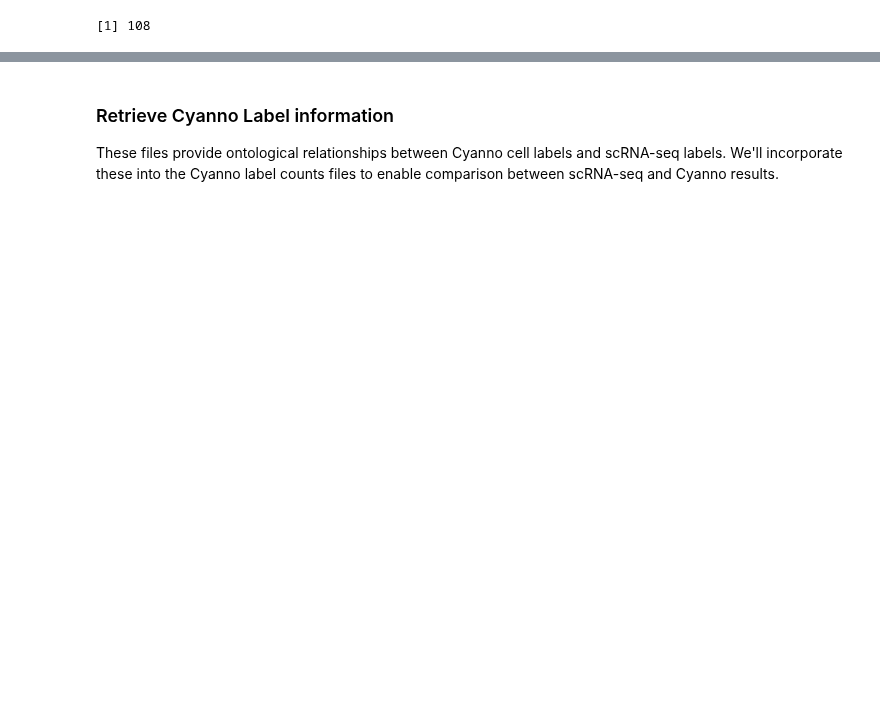
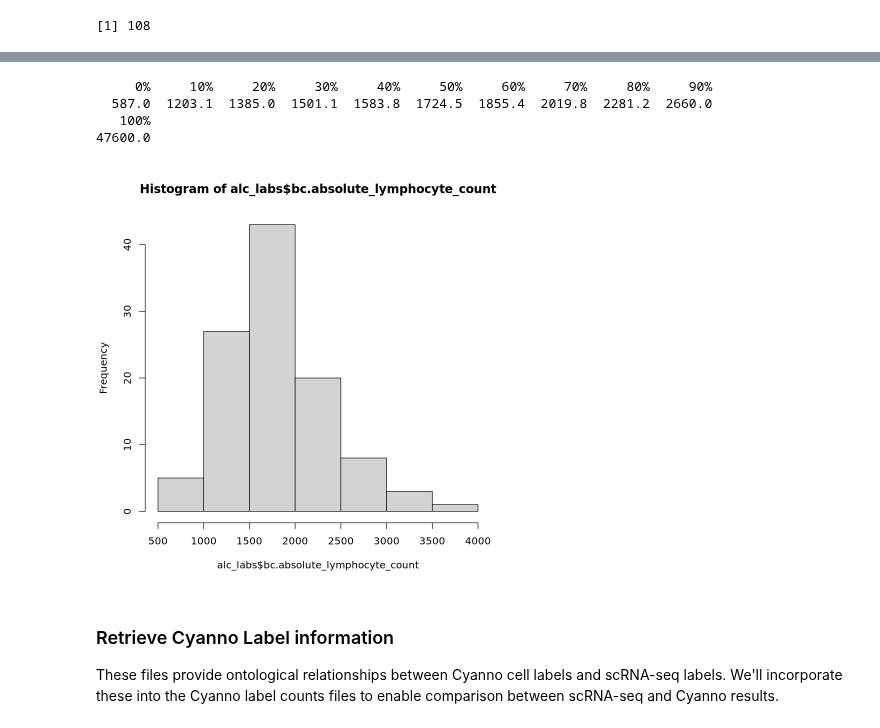
Before and after one commit to aifimmunology/aifi-healthy-pbmc-reference, a Jupyter notebook: 11-Flow_cytometry/01-R_retrieve_flow_type_counts.ipynb, the cells around one changed output, grey strips where cells are left out. Drawn from its saved outputs; the diff is of its cells as text; code cells hidden in the pictures; blank space fills up the shorter version.

```diff
--- a/11-Flow_cytometry/01-R_retrieve_flow_type_counts.ipynb
+++ b/11-Flow_cytometry/01-R_retrieve_flow_type_counts.ipynb
@@ -25,3 +159,17 @@ nrow(sample_meta)
+# %%
+quantile(alc_labs$bc.absolute_lymphocyte_count, seq(0, 1, 0.1))
+# %% [output]
+     0%     10%     20%     30%     40%     50%     60%     70%     80%     90%
+  587.0  1203.1  1385.0  1501.1  1583.8  1724.5  1855.4  2019.8  2281.2  2660.0
+   100%
+47600.0
+# %%
+alc_labs <- alc_labs %>%
+  filter(bc.absolute_lymphocyte_count != 47600)
+# %%
+hist(alc_labs$bc.absolute_lymphocyte_count)
+# %% [output]
+[figure, added]
 # %% [markdown]
 ### Retrieve Cyanno Label information
 
```
Also changed, not shown: parts of 66 cells of this notebook, 1 other file.
